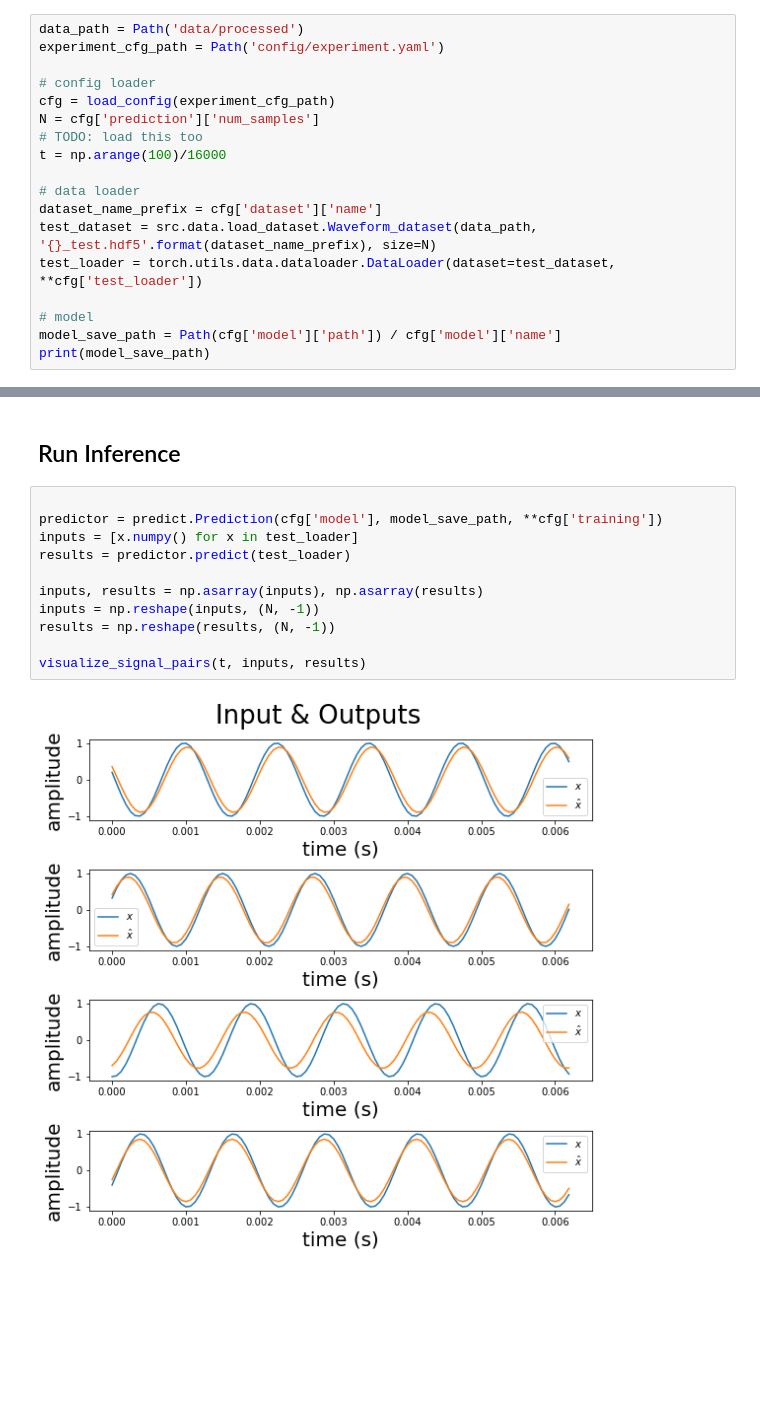
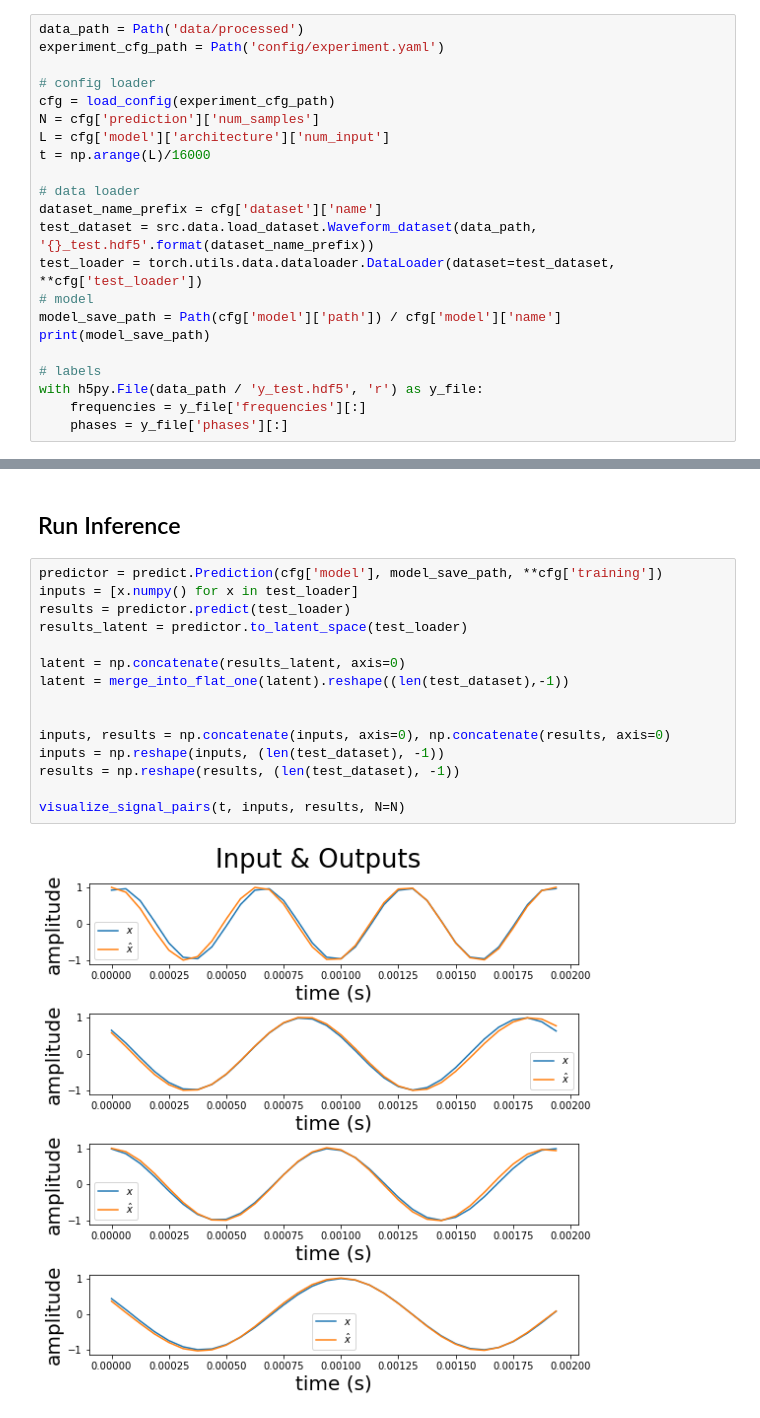
Before and after one commit to egaznep/toy_vae_example, a Jupyter notebook: notebooks/results/01_Test_Reconstructions.ipynb, the cells around one changed output, grey strips where cells are left out. Drawn from its saved outputs; the diff is of its cells as text; blank space fills up the shorter version.

Commit message:
[Bug fix] Notebooks and predictor now read num_input from config - Also, notebooks display latent space correlation

```diff
--- a/notebooks/results/01_Test_Reconstructions.ipynb
+++ b/notebooks/results/01_Test_Reconstructions.ipynb
@@ -34,15 +36,19 @@ experiment_cfg_path = Path('config/experiment.yaml')
 # config loader
 cfg = load_config(experiment_cfg_path)
 N = cfg['prediction']['num_samples']
-# TODO: load this too
-t = np.arange(100)/16000
+L = cfg['model']['architecture']['num_input']
+t = np.arange(L)/16000
 
 # data loader
 dataset_name_prefix = cfg['dataset']['name']
-test_dataset = src.data.load_dataset.Waveform_dataset(data_path, '{}_test.hdf5'.format(dataset_name_prefix), size=N)
+test_dataset = src.data.load_dataset.Waveform_dataset(data_path, '{}_test.hdf5'.format(dataset_name_prefix))
 test_loader = torch.utils.data.dataloader.DataLoader(dataset=test_dataset, **cfg['test_loader'])
-
 # model
 model_save_path = Path(cfg['model']['path']) / cfg['model']['name']
 print(model_save_path)
+
+# labels
+with h5py.File(data_path / 'y_test.hdf5', 'r') as y_file:
+    frequencies = y_file['frequencies'][:]
+    phases = y_file['phases'][:]
 # %% [output]
@@ -50,15 +56,19 @@ print(model_save_path)
 # %% [markdown]
 ## Run Inference
 # %%
-
 predictor = predict.Prediction(cfg['model'], model_save_path, **cfg['training'])
 inputs = [x.numpy() for x in test_loader]
 results = predictor.predict(test_loader)
+results_latent = predictor.to_latent_space(test_loader)
 
-inputs, results = np.asarray(inputs), np.asarray(results)
-inputs = np.reshape(inputs, (N, -1))
-results = np.reshape(results, (N, -1))
+latent = np.concatenate(results_latent, axis=0)
+latent = merge_into_flat_one(latent).reshape((len(test_dataset),-1))
 
-visualize_signal_pairs(t, inputs, results)
+
+inputs, results = np.concatenate(inputs, axis=0), np.concatenate(results, axis=0)
+inputs = np.reshape(inputs, (len(test_dataset), -1))
+results = np.reshape(results, (len(test_dataset), -1))
+
+visualize_signal_pairs(t, inputs, results, N=N)
 # %% [output]
-[figure, old version]
+[figure, new version]
```
Also changed, not shown: parts of 3 cells of this notebook, 2 other files.
